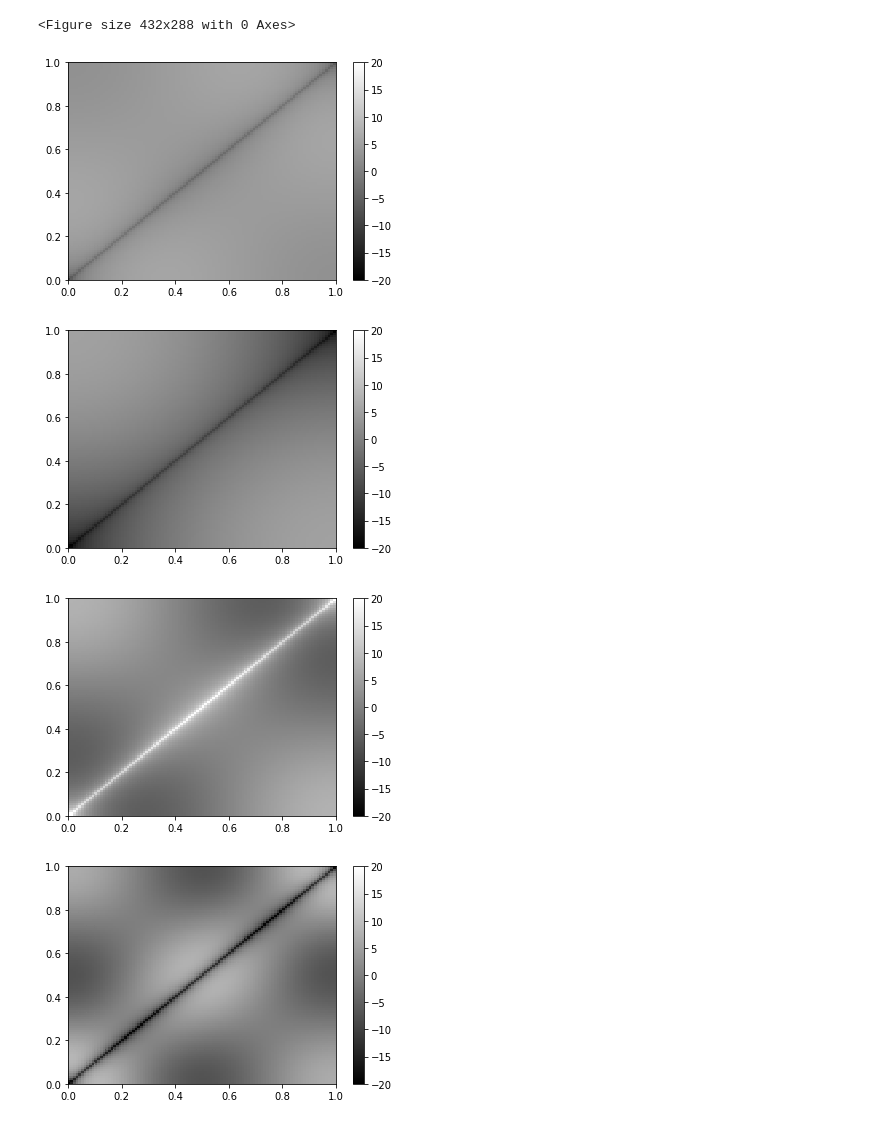
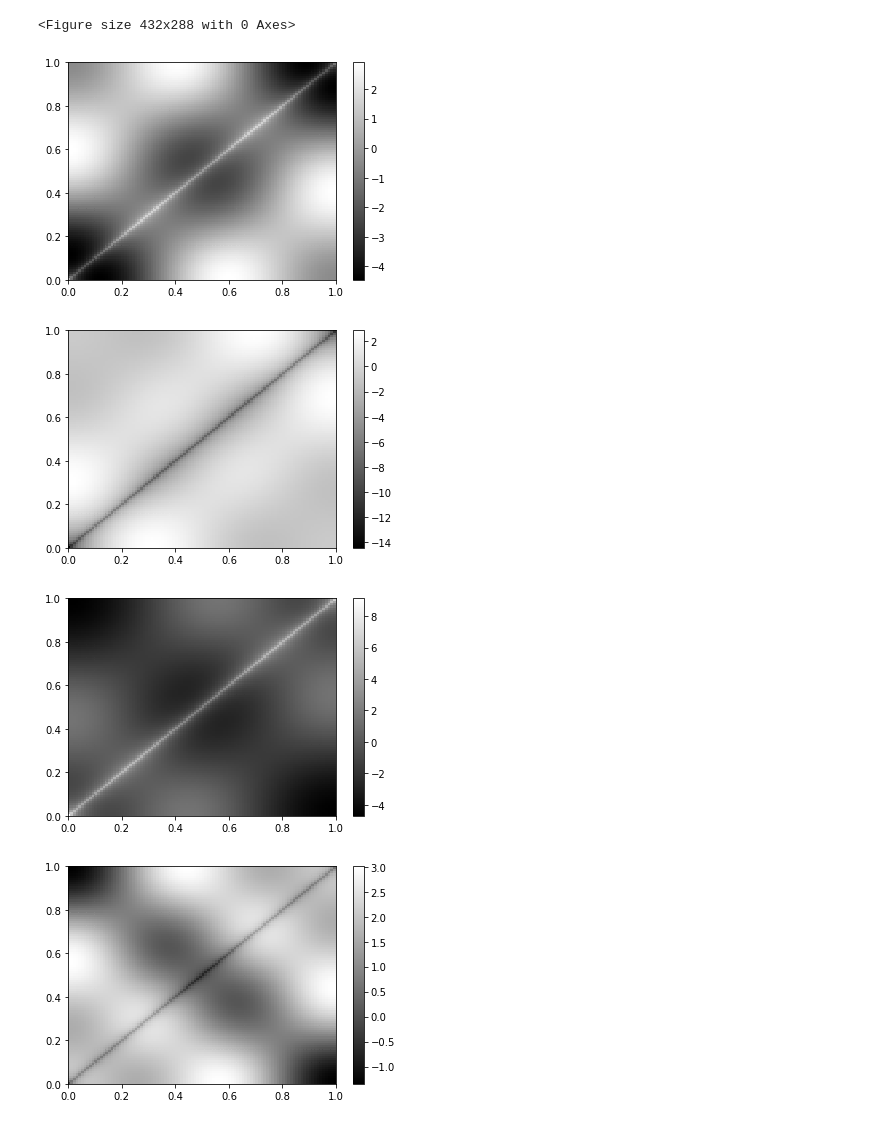
Before and after one commit to Zhengyu-Huang/Operator-Learning, a Jupyter notebook: nn/uniform_direct/Box_N2D_nn_Test_ROM.ipynb, the cells around one changed output. Drawn from its saved outputs; the diff is of its cells as text; code cells hidden in the pictures.

```diff
--- a/nn/uniform_direct/Box_N2D_nn_Test_ROM.ipynb
+++ b/nn/uniform_direct/Box_N2D_nn_Test_ROM.ipynb
@@ -1,11 +1,16 @@
 # %%
 from mynn import *
-prefix = "uniform-direct"
-θ, κ = preprocess_data()
+prefix = "uniform-100-160/"
+# prefix = "uniform-250-300/"
+θ, κ = preprocess_data(prefix)
+
+# from 115-140
+θ, κ = θ[151:401], κ[:,:,151:401]
 # 250, 250.2, 250.4 ... 300
 θ_train, κ_train = θ[0::2], κ[:, :,  0::2]
 # 250.1, 250.3, 250.5 ... 299.9
 θ_test, κ_test = θ[1::2], κ[:, :,  1::2]
+# θ_test, κ_test = θ[1::2], κ[:, :,  0::2]
 
 data_svd, bases, N_trunc = build_bases(κ_train, acc=0.9999)
 
@@ -121,17 +127,17 @@ Average error is  0.04137164178082468
 # %%
 L = 1.0
 xx = np.linspace(0, L, N_x)
 Y, X = np.meshgrid(xx, xx)
 N_x, N_y, N_data = κ_test.shape
-
+vmin, vmax = None, None
 fig = plt.figure()
 for i in range(4):
     plt.figure()
-    plt.pcolormesh(X, Y, bases[i, :].reshape(N_x, N_y), vmin=-20, vmax=20, cmap="gray")
+    plt.pcolormesh(X, Y, bases[i, :].reshape(N_x, N_y), vmin=vmin, vmax=vmax, cmap="gray")
     plt.colorbar()
 # %% [output]
 <Figure size 432x288 with 0 Axes>
-[figure, old version]
+[figure, new version]
-[figure, old version]
+[figure, new version]
-[figure, old version]
+[figure, new version]
-[figure, old version]
+[figure, new version]
```
Also changed, not shown: parts of 6 cells of this notebook, 3 other files.
